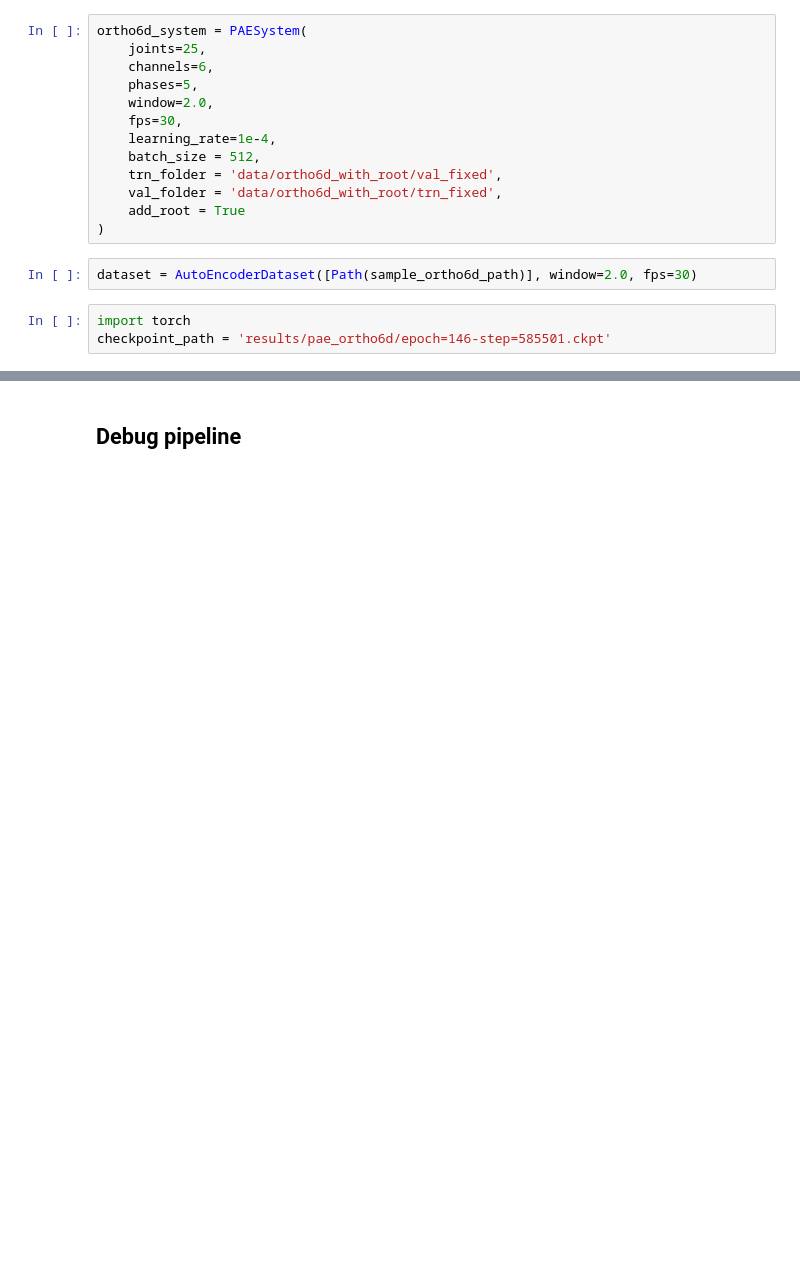
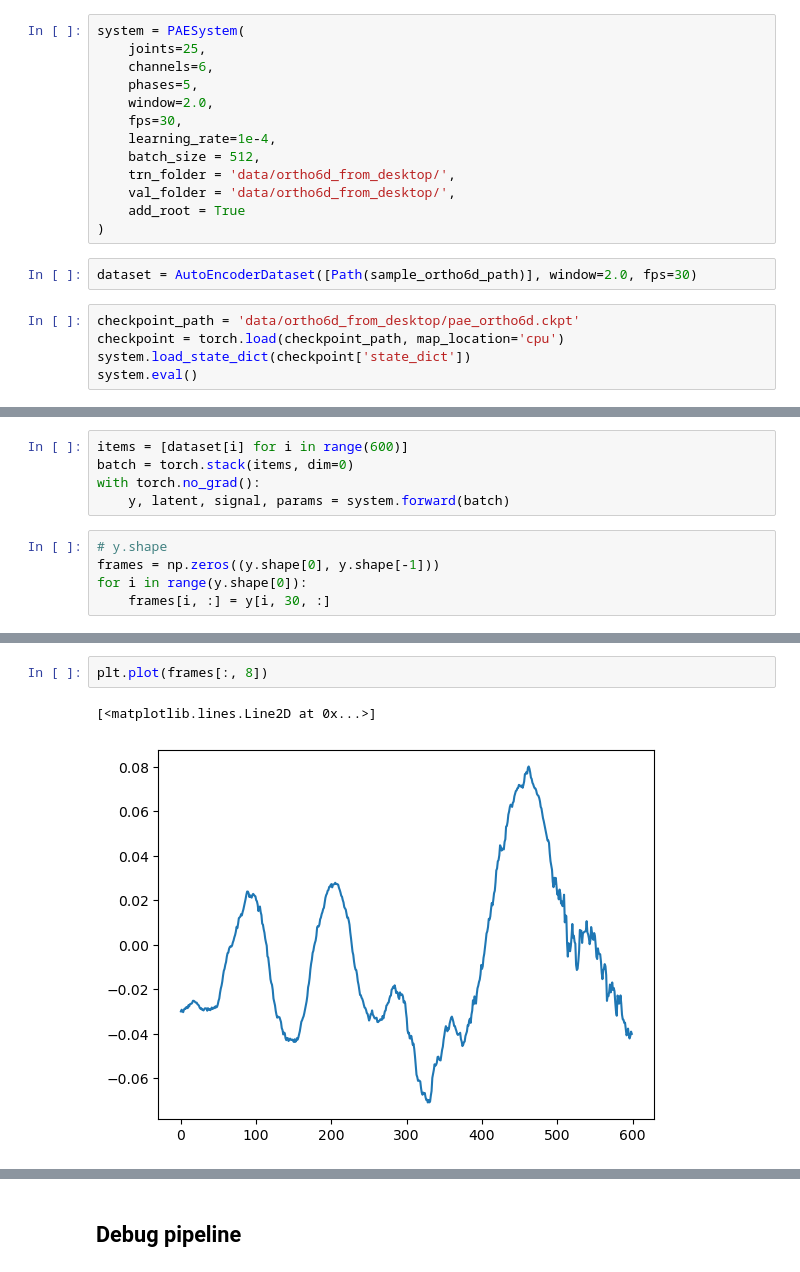
Before and after one commit to FineMotion/GENEA_2023, a Jupyter notebook: PAE.ipynb, the cells around one changed output, grey strips where cells are left out. Drawn from its saved outputs; the diff is of its cells as text; blank space fills up the shorter version.

```diff
--- a/PAE.ipynb
+++ b/PAE.ipynb
@@ -649,7 +650,7 @@ sample_ortho6d = np.load(sample_ortho6d_path)
 from src.pae.system import PAESystem
 from src.pae.dataset import AutoEncoderDataset
 # %%
-ortho6d_system = PAESystem(
+system = PAESystem(
     joints=25,
     channels=6,
     phases=5,
@@ -657,12 +658,14 @@ ortho6d_system = PAESystem(
     fps=30,
     learning_rate=1e-4,
     batch_size = 512,
-    trn_folder = 'data/ortho6d_with_root/val_fixed',
-    val_folder = 'data/ortho6d_with_root/trn_fixed',
+    trn_folder = 'data/ortho6d_from_desktop/',
+    val_folder = 'data/ortho6d_from_desktop/',
     add_root = True
 )
 # %%
 dataset = AutoEncoderDataset([Path(sample_ortho6d_path)], window=2.0, fps=30)
 # %%
-import torch
-checkpoint_path = 'results/pae_ortho6d/epoch=146-step=585501.ckpt'
+checkpoint_path = 'data/ortho6d_from_desktop/pae_ortho6d.ckpt'
+checkpoint = torch.load(checkpoint_path, map_location='cpu')
+system.load_state_dict(checkpoint['state_dict'])
+system.eval()
@@ -668,0 +688,10 @@ checkpoint_path = 'results/pae_ortho6d/epoch=146-step=585501.ckpt'
+# %%
+items = [dataset[i] for i in range(600)]
+batch = torch.stack(items, dim=0)
+with torch.no_grad():
+    y, latent, signal, params = system.forward(batch)
+# %%
+# y.shape
+frames = np.zeros((y.shape[0], y.shape[-1]))
+for i in range(y.shape[0]):
+    frames[i, :] = y[i, 30, :]
@@ -668,0 +709,5 @@ checkpoint_path = 'results/pae_ortho6d/epoch=146-step=585501.ckpt'
+# %%
+plt.plot(frames[:, 8])
+# %% [output]
+[<matplotlib.lines.Line2D at 0x...>]
+[figure, added]
```
Also changed, not shown: parts of 15 cells of this notebook, 1 other file.
